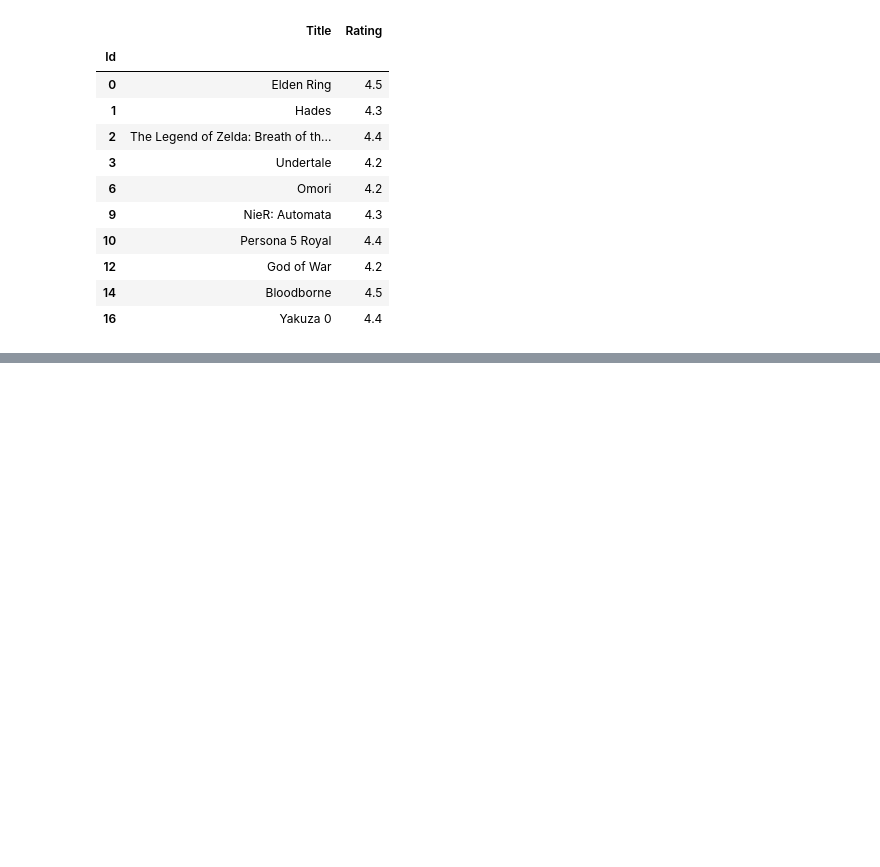
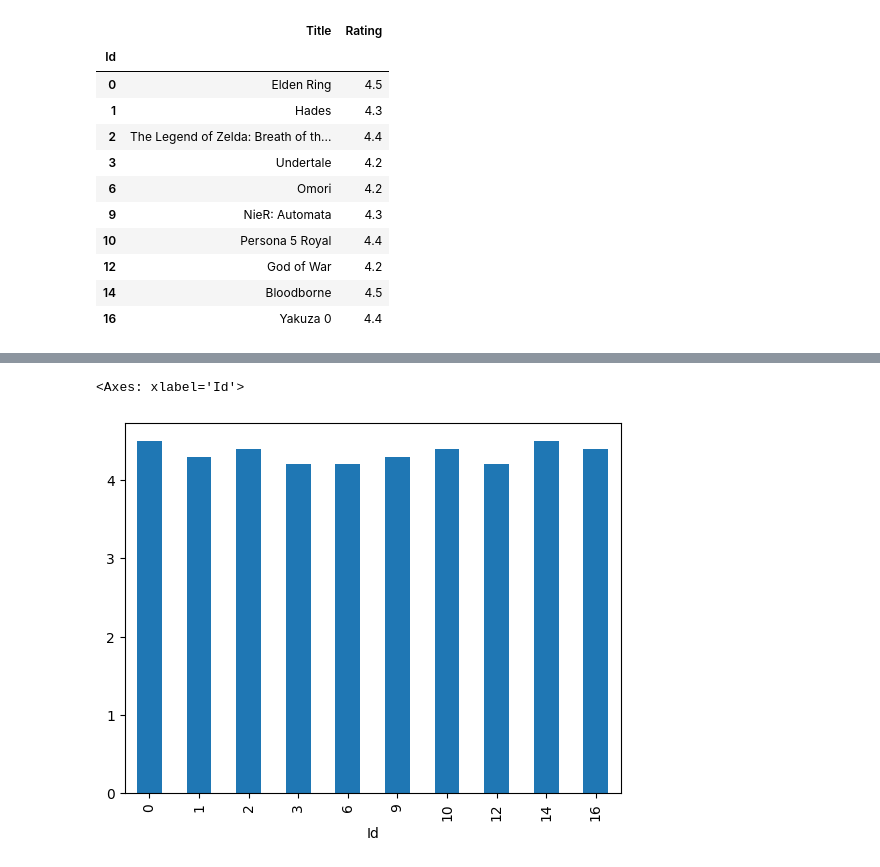
Before and after one commit to Nekroz44/semestre-i-python, a Jupyter notebook: Jupyter/04-pandas.ipynb, the cells around one changed output, grey strips where cells are left out. Drawn from its saved outputs; the diff is of its cells as text; code cells hidden in the pictures; blank space fills up the shorter version.

```diff
--- a/Jupyter/04-pandas.ipynb
+++ b/Jupyter/04-pandas.ipynb
@@ -107,11 +113,15 @@ datos_sin_null
 1498 rows × 13 columns
 # %%
 
-def rpg(genres):
+#Creando una función para verificar si el género RPG se encuentra en la lista
+
+def filtro_rpg(genres):
     return 'RPG' in genres
 
-datosRPG = datos[datos['Genres'].apply(rpg)]
+#Aplica el filtro utilizando apply
+datosRPG = datos[datos['Genres'].apply(filtro_rpg)]
 
+#Muestra el dataset solamente incluyendo la columna Título y Rating
 nombresRPG = datosRPG[['Title', 'Rating']]
 nombresRPG.head(10)
 # %% [output]
@@ -129,0 +173,8 @@ nombresRPG.head(10)
+# %%
+#Mostrando los primeros 10 juegos RPG y su rating de popularidad mediante un gráfico de barra
+
+datasetRPG = nombresRPG.head(10)
+datasetRPG.drop(['Title'], axis=1)['Rating'].plot(kind='bar')
+# %% [output]
+<Axes: xlabel='Id'>
+[figure, added]
```
Also changed, not shown: parts of 23 cells of this notebook, 12 other files.
